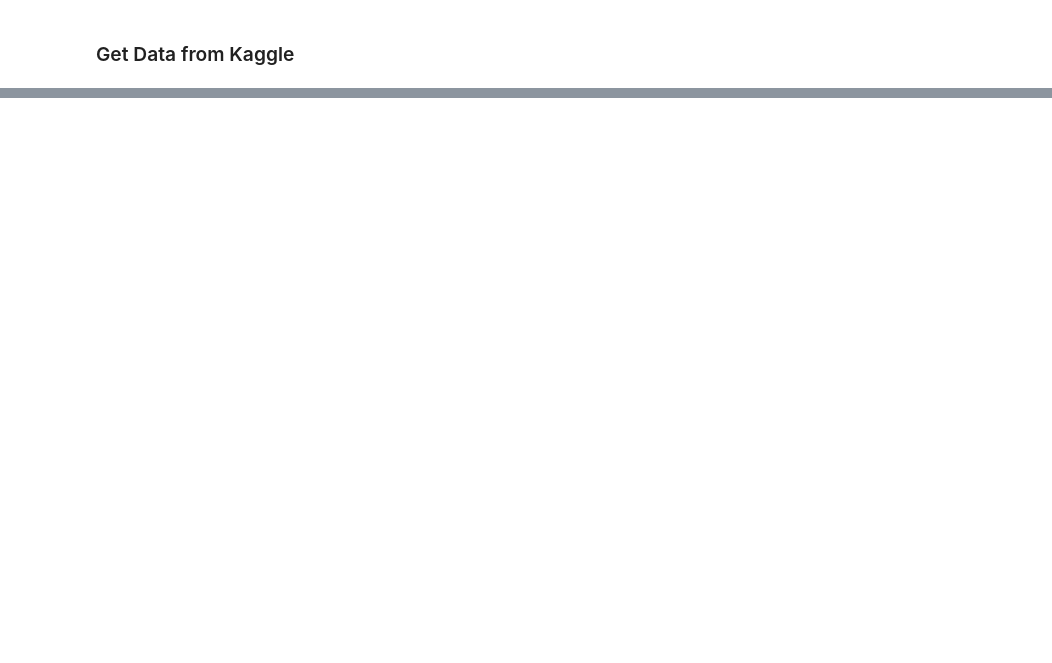
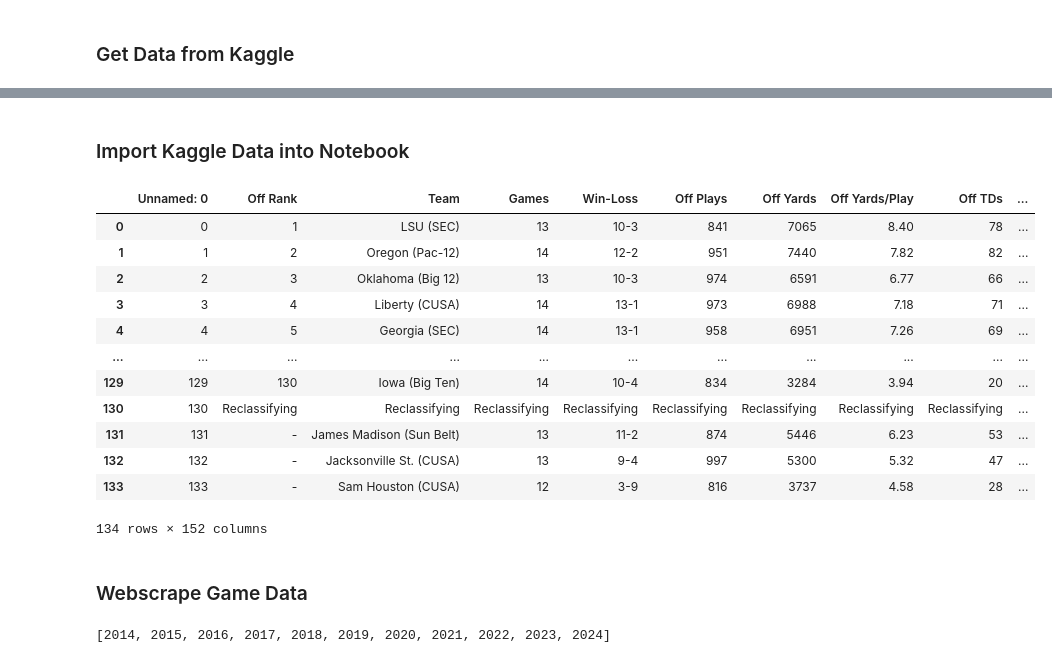
Before and after one commit to mehrazahsan/CS-7375-, a Jupyter notebook: get_data.ipynb, the cells around one changed output, grey strips where cells are left out. Drawn from its saved outputs; the diff is of its cells as text; code cells hidden in the pictures; blank space fills up the shorter version.

```diff
--- a/get_data.ipynb
+++ b/get_data.ipynb
@@ -19,0 +16,27 @@ Downloading college-football-team-stats-2019.zip to /Users/cartermondy/Documents
+# %% [markdown]
+### Import Kaggle Data into Notebook
+# %%
+df = pd.read_csv('./cfb23.csv')
+df
+# %% [output]
+|  | Unnamed: 0 | Off Rank | Team | Games | Win-Loss | Off Plays | Off Yards | Off Yards/Play | Off TDs | ... |
+| 0 | 0 | 1 | LSU (SEC) | 13 | 10-3 | 841 | 7065 | 8.40 | 78 | ... |
+| 1 | 1 | 2 | Oregon (Pac-12) | 14 | 12-2 | 951 | 7440 | 7.82 | 82 | ... |
+| 2 | 2 | 3 | Oklahoma (Big 12) | 13 | 10-3 | 974 | 6591 | 6.77 | 66 | ... |
+| 3 | 3 | 4 | Liberty (CUSA) | 14 | 13-1 | 973 | 6988 | 7.18 | 71 | ... |
+| 4 | 4 | 5 | Georgia (SEC) | 14 | 13-1 | 958 | 6951 | 7.26 | 69 | ... |
+| ... | ... | ... | ... | ... | ... | ... | ... | ... | ... | ... |
+| 129 | 129 | 130 | Iowa (Big Ten) | 14 | 10-4 | 834 | 3284 | 3.94 | 20 | ... |
+| 130 | 130 | Reclassifying | Reclassifying | Reclassifying | Reclassifying | Reclassifying | Reclassifying | Reclassifying | Reclassifying | ... |
+| 131 | 131 | - | James Madison (Sun Belt) | 13 | 11-2 | 874 | 5446 | 6.23 | 53 | ... |
+| 132 | 132 | - | Jacksonville St. (CUSA) | 13 | 9-4 | 997 | 5300 | 5.32 | 47 | ... |
+| 133 | 133 | - | Sam Houston (CUSA) | 12 | 3-9 | 816 | 3737 | 4.58 | 28 | ... |
+134 rows × 152 columns
+# %% [markdown]
+### Webscrape Game Data
+# %%
+# Create a list of seasons 2014-2023
+seasons = list(range(2014, 2025))
+seasons
+# %% [output]
+[2014, 2015, 2016, 2017, 2018, 2019, 2020, 2021, 2022, 2023, 2024]
```
Also changed, not shown: parts of 10 cells of this notebook.
